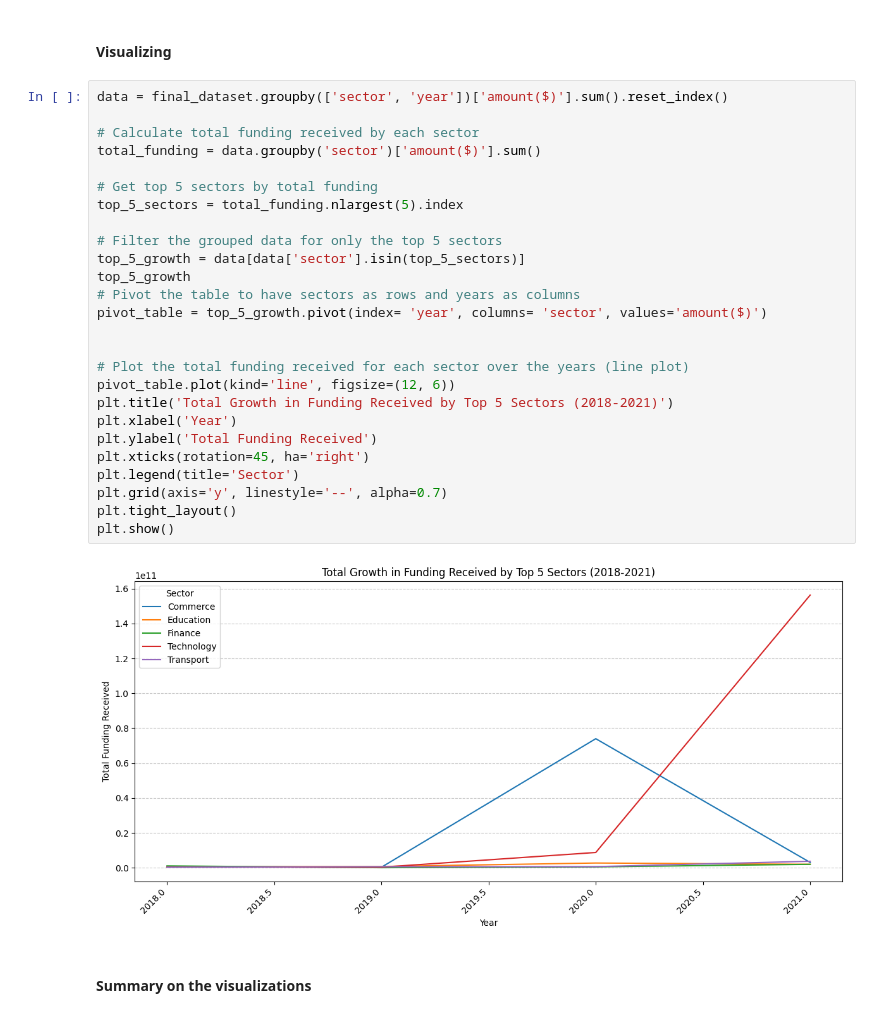
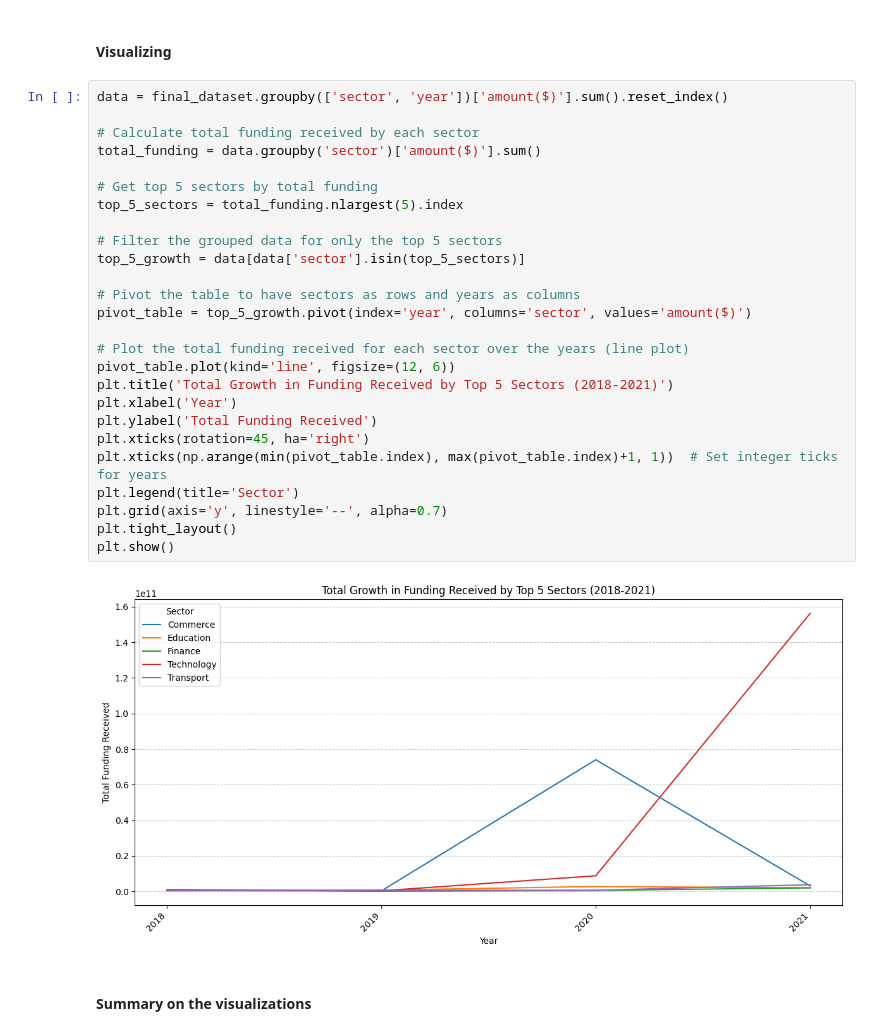
Before and after one commit to heldana30/Azubi_Africa_Live_Project_Indian_Startup_Funding_Analysis, a Jupyter notebook: indian_start_up_funding_analysis.ipynb, the cells around one changed output. Drawn from its saved outputs; the diff is of its cells as text.

```diff
--- a/indian_start_up_funding_analysis.ipynb
+++ b/indian_start_up_funding_analysis.ipynb
@@ -1425,31 +1425,31 @@ year_sector_2021 = final_dataset[final_dataset['year']==2021]
 # %%
 data = final_dataset.groupby(['sector', 'year'])['amount($)'].sum().reset_index()
 
 # Calculate total funding received by each sector
 total_funding = data.groupby('sector')['amount($)'].sum()
 
 # Get top 5 sectors by total funding
 top_5_sectors = total_funding.nlargest(5).index
 
 # Filter the grouped data for only the top 5 sectors
 top_5_growth = data[data['sector'].isin(top_5_sectors)]
-top_5_growth
+
 # Pivot the table to have sectors as rows and years as columns
-pivot_table = top_5_growth.pivot(index= 'year', columns= 'sector', values='amount($)')
-
+pivot_table = top_5_growth.pivot(index='year', columns='sector', values='amount($)')
 
 # Plot the total funding received for each sector over the years (line plot)
 pivot_table.plot(kind='line', figsize=(12, 6))
 plt.title('Total Growth in Funding Received by Top 5 Sectors (2018-2021)')
 plt.xlabel('Year')
 plt.ylabel('Total Funding Received')
 plt.xticks(rotation=45, ha='right')
+plt.xticks(np.arange(min(pivot_table.index), max(pivot_table.index)+1, 1))  # Set integer ticks for years
 plt.legend(title='Sector')
 plt.grid(axis='y', linestyle='--', alpha=0.7)
 plt.tight_layout()
 plt.show()
 # %% [output]
-[figure, old version]
+[figure, new version]
 # %% [markdown]
 #### Summary on the visualizations
 # %% [markdown]
```
Also changed, not shown: parts of 2 cells of this notebook, 4 other files.
